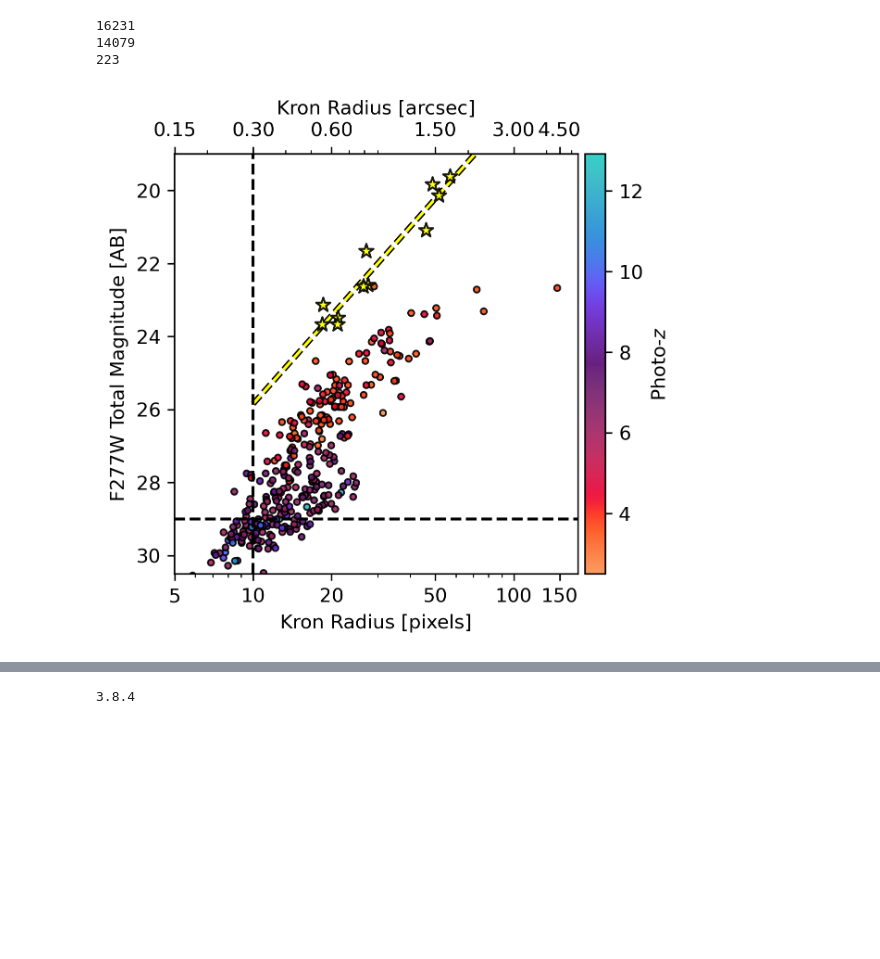
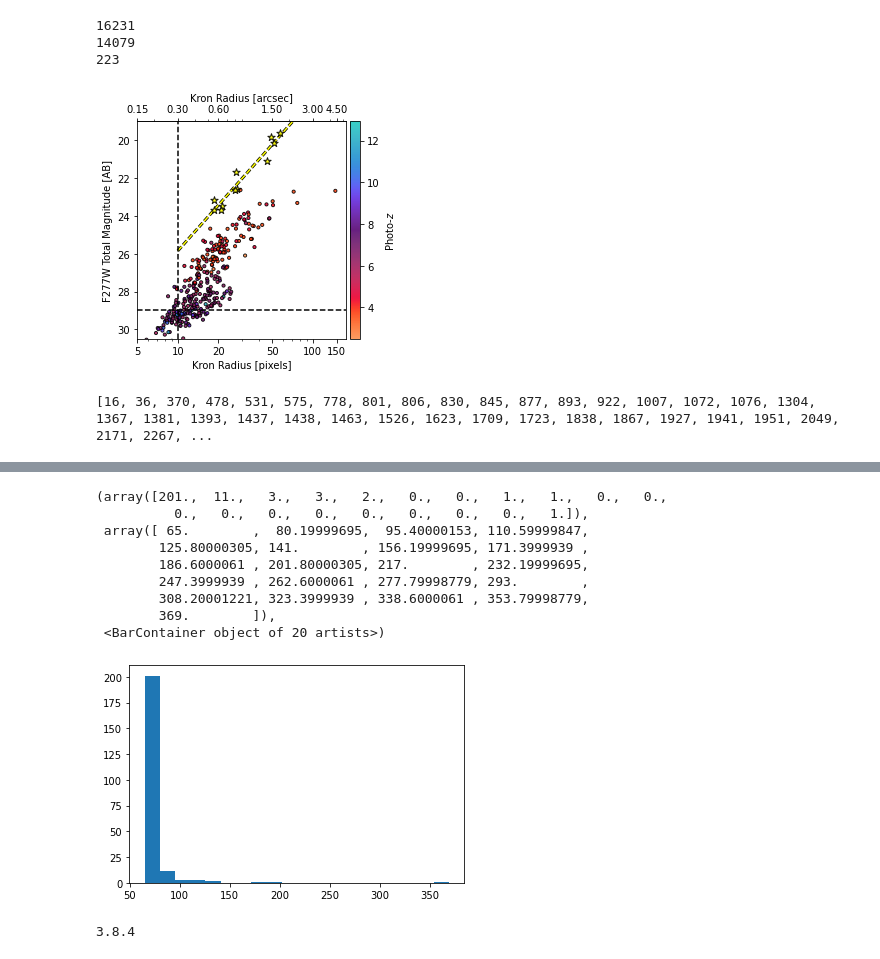
Before and after one commit to tHarvey303/EXPANSE, a Jupyter notebook: plotting_scripts/plot_selection.ipynb, the cells around one changed output, grey strips where cells are left out. Cells and saved outputs as stored; diff of their text form; code cells hidden in the pictures; blank space fills up the shorter version.

```diff
--- a/plotting_scripts/plot_selection.ipynb
+++ b/plotting_scripts/plot_selection.ipynb
@@ -40,31 +40,48 @@ ax.set_xscale('log')
 ax_top = ax.secondary_xaxis('top', functions = (lambda x: x*0.03, lambda x: x/0.03))
 ax_top.set_xlabel('Kron Radius [arcsec]')
 ax.set_xlabel('Kron Radius [pixels]')
 ax.set_ylabel(r'F277W Total Magnitude [AB]')
 
 points = ax.scatter(cat['kron_radius_F277W+F356W+F444W'], cat['MAG_APER_F277W_TOTAL'], s=10, c = cat[color_by], cmap='cmr.guppy', alpha=0.9, edgecolor='black', linewidth=0.9)
 ax.set_ylim(30.5, 19)
 ax_top.set_xscale('log')
 y = lambda x: -8.03979 * np.log10(x) + 33.88689 # LOBF for stars
 x = np.linspace(10, 150, 100)
 
 ax.plot(x, y(x), c = 'yellow', zorder=1, path_effects=[PathEffects.withStroke(linewidth=3, foreground='black')], linestyle = 'dashed')
 fig.colorbar(points, cax=cax, label='Photo-$z$')
 ax.xaxis.set_major_formatter(ScalarFormatter())
 ax.set_xticks([5, 10, 20, 50, 100, 150])
 ax_top.xaxis.set_major_formatter(ScalarFormatter())
 ax_top.set_xticks([0.15, 0.3, 0.6, 1.5, 3, 4.5])
 ax.axvline(10, color='black', linestyle='--')
 ax.axhline(29, color='black', linestyle='--')
 
 
+
+
+
 stars = Table.read('/nvme/scratch/work/tharvey/catalogs/JOF_psfmatched_PSF_STARS.fits')
 ax.scatter(stars['kron_radius_F277W+F356W+F444W_1a'], stars['MAG_APER_F277W_TOTAL'], s=60, color='yellow', alpha=0.9, marker = '*', edgecolor = 'black', linewidth = 1)
 plt.savefig('/nvme/scratch/work/tharvey/resolved_sedfitting/plots/kron_radius_vs_mag.png', dpi=300, bbox_inches='tight')
 
 plt.show()
+
+ids_selected = list(cat_selected['NUMBER'].data)
+print(ids_selected)
+min_cutout_size = 64
+cat_selected['CUTOUT_SIZE'] = 2.5 * cat_selected['kron_radius_F277W+F356W+F444W']
+cat_selected['CUTOUT_SIZE'] = np.maximum(cat_selected['CUTOUT_SIZE'], min_cutout_size)
+# Round them all to be odd
+
+cat_selected['CUTOUT_SIZE'] = np.ceil(cat_selected['CUTOUT_SIZE'])//2 * 2 + 1
+
+cat_selected.write('/nvme/scratch/work/tharvey/resolved_sedfitting/catalogs/JOF_psfmatched_MASTER_Sel-F277W+F356W+F444W_v11_total_selected.fits', overwrite=True)
+
+plt.hist(cat_selected['CUTOUT_SIZE'], bins=20)
 # %% [output]
 16231
 14079
 223
-[figure, old version]
+[figure, new version]
+[16, 36, 370, 478, 531, 575, 778, 801, 806, 830, 845, 877, 893, 922, 1007, 1072, 1076, 1304, 1367, 1381, 1393, 1437, 1438, 1463, 1526, 1623, 1709, 1723, 1838, 1867, 1927, 1941, 1951, 2049, 2171, 2267, ...
@@ -71,3 +93,13 @@ plt.show()
+(array([201.,  11.,   3.,   3.,   2.,   0.,   0.,   1.,   1.,   0.,   0.,
+          0.,   0.,   0.,   0.,   0.,   0.,   0.,   0.,   1.]),
+ array([ 65.        ,  80.19999695,  95.40000153, 110.59999847,
+        125.80000305, 141.        , 156.19999695, 171.3999939 ,
+        186.6000061 , 201.80000305, 217.        , 232.19999695,
+        247.3999939 , 262.6000061 , 277.79998779, 293.        ,
+        308.20001221, 323.3999939 , 338.6000061 , 353.79998779,
+        369.        ]),
+ <BarContainer object of 20 artists>)
+[figure, added]
 # %%
 import matplotlib
 print (matplotlib.__version__)
```
Also changed, not shown: parts of 1 cell of this notebook, 4 other files.
